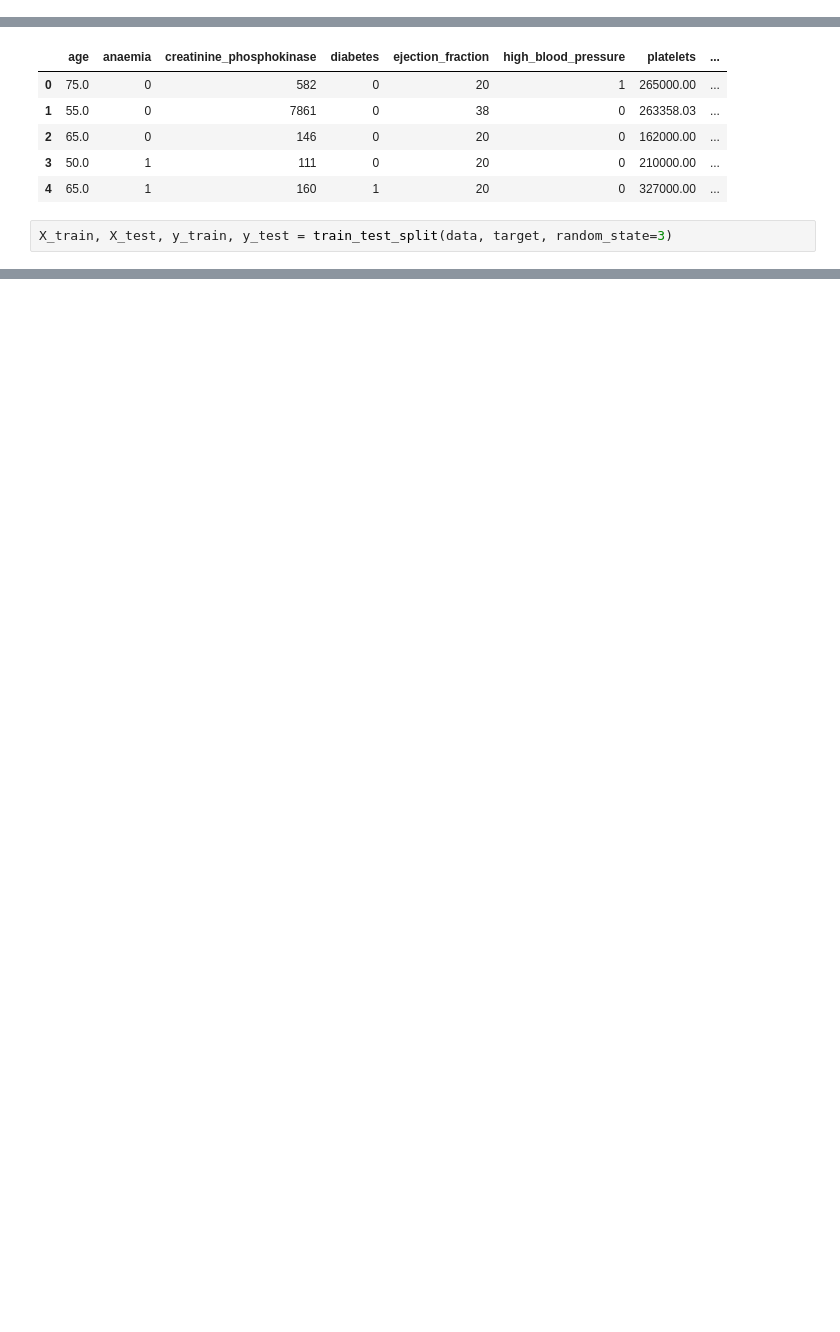
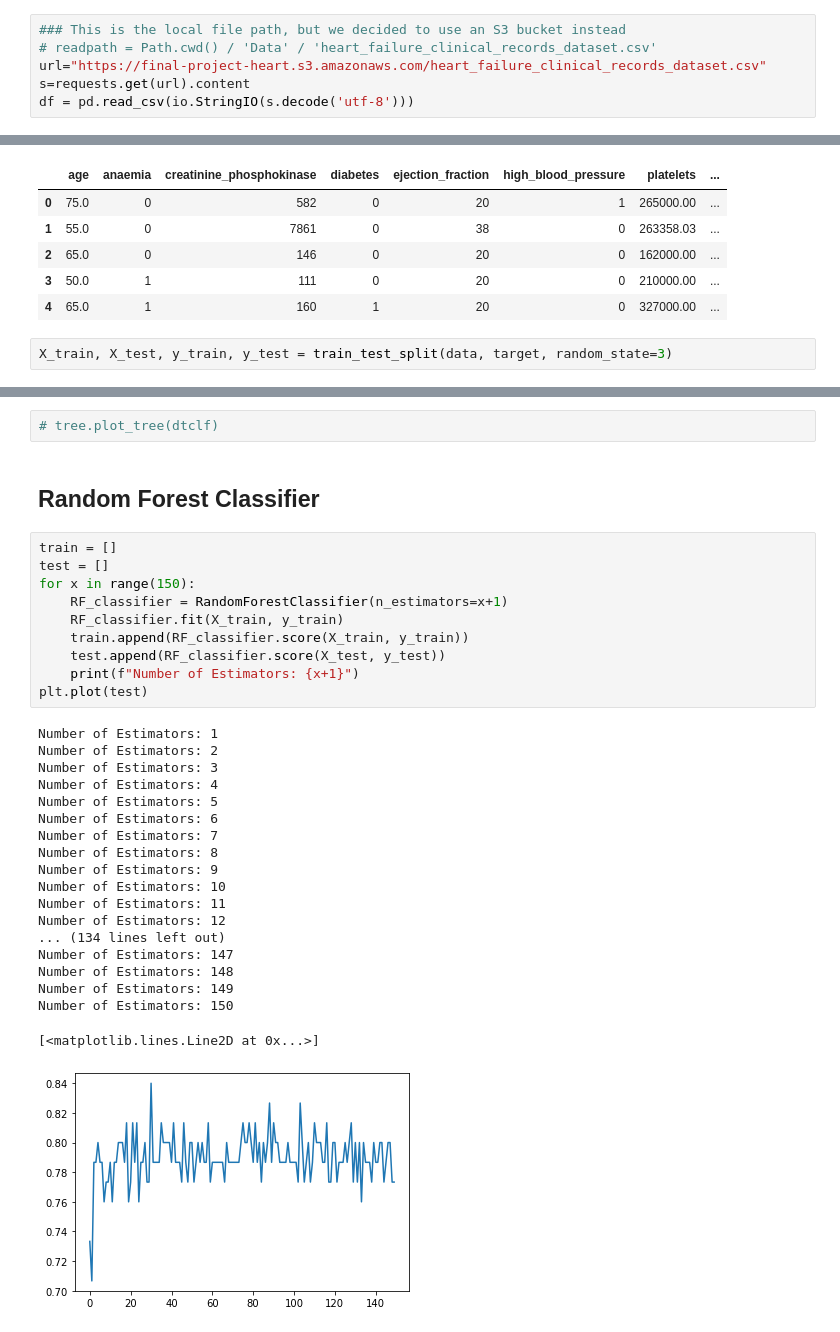
Before and after one commit to alexturkmen/Heart-Failure-Analysis, a Jupyter notebook: random_forest.ipynb, the cells around one changed output, grey strips where cells are left out. Drawn from its saved outputs; the diff is of its cells as text; blank space fills up the shorter version.

Commit message:
Updated random_forest with basic model, predicitions, scoring, and sensitivity/accuracy study.

```diff
--- a/random_forest.ipynb
+++ b/random_forest.ipynb
@@ -10,3 +11,9 @@ df = pd.read_csv(readpath)
+# %%
+### This is the local file path, but we decided to use an S3 bucket instead
+# readpath = Path.cwd() / 'Data' / 'heart_failure_clinical_records_dataset.csv'
+url="https://final-project-heart.s3.amazonaws.com/heart_failure_clinical_records_dataset.csv"
+s=requests.get(url).content
+df = pd.read_csv(io.StringIO(s.decode('utf-8')))
 # %%
 df.head()
 # %% [output]
@@ -35,0 +68,34 @@ X_train, X_test, y_train, y_test = train_test_split(data, target, random_state=3
+# %%
+# tree.plot_tree(dtclf)
+# %% [markdown]
+## Random Forest Classifier
+# %%
+train = []
+test = []
+for x in range(150):
+    RF_classifier = RandomForestClassifier(n_estimators=x+1)
+    RF_classifier.fit(X_train, y_train)
+    train.append(RF_classifier.score(X_train, y_train))
+    test.append(RF_classifier.score(X_test, y_test))
+    print(f"Number of Estimators: {x+1}")
+plt.plot(test)
+# %% [output]
+Number of Estimators: 1
+Number of Estimators: 2
+Number of Estimators: 3
+Number of Estimators: 4
+Number of Estimators: 5
+Number of Estimators: 6
+Number of Estimators: 7
+Number of Estimators: 8
+Number of Estimators: 9
+Number of Estimators: 10
+Number of Estimators: 11
+Number of Estimators: 12
+... (134 lines left out)
+Number of Estimators: 147
+Number of Estimators: 148
+Number of Estimators: 149
+Number of Estimators: 150
+[<matplotlib.lines.Line2D at 0x...>]
+[figure, added]
```
Also changed, not shown: parts of 17 cells of this notebook.
